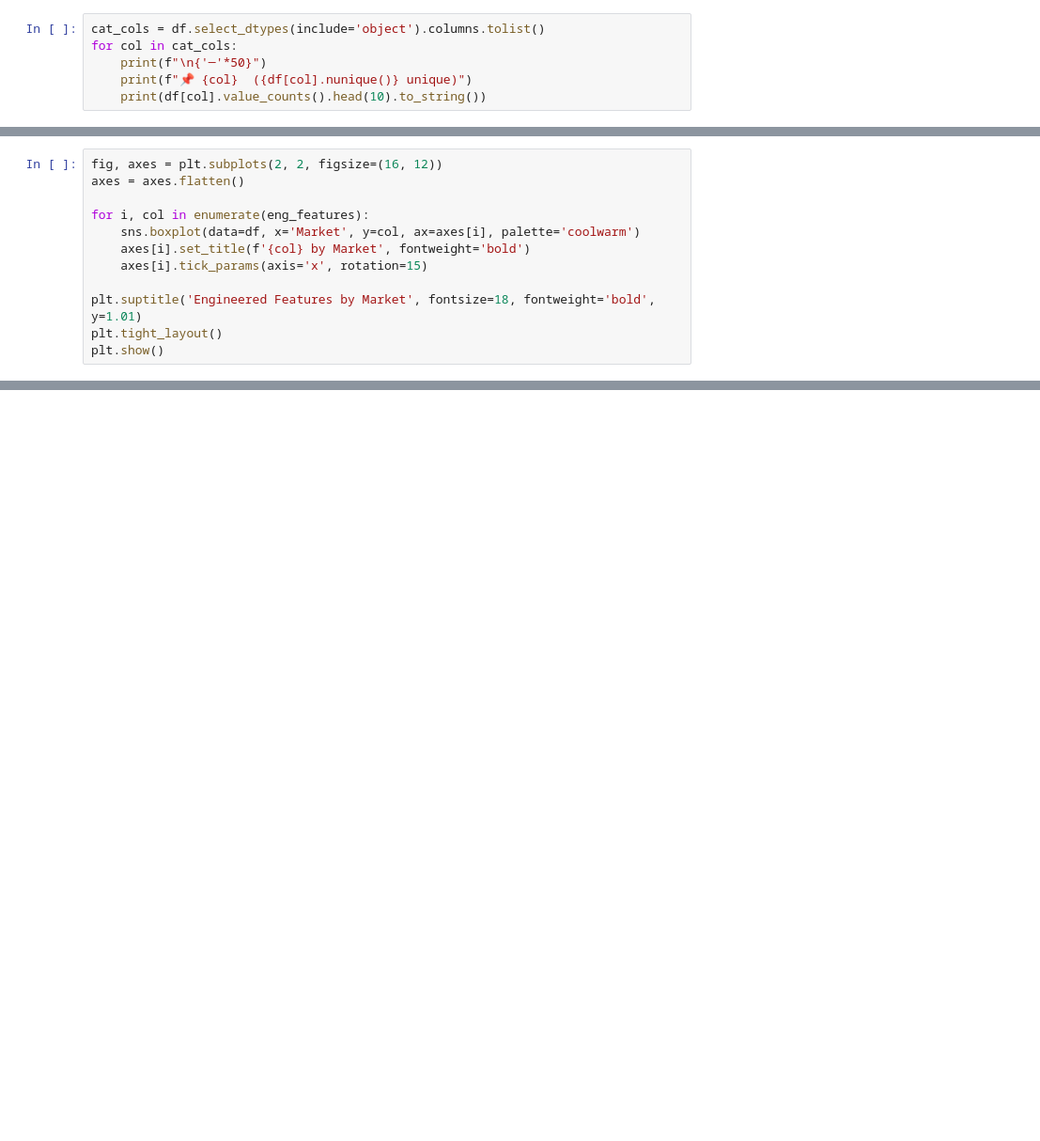
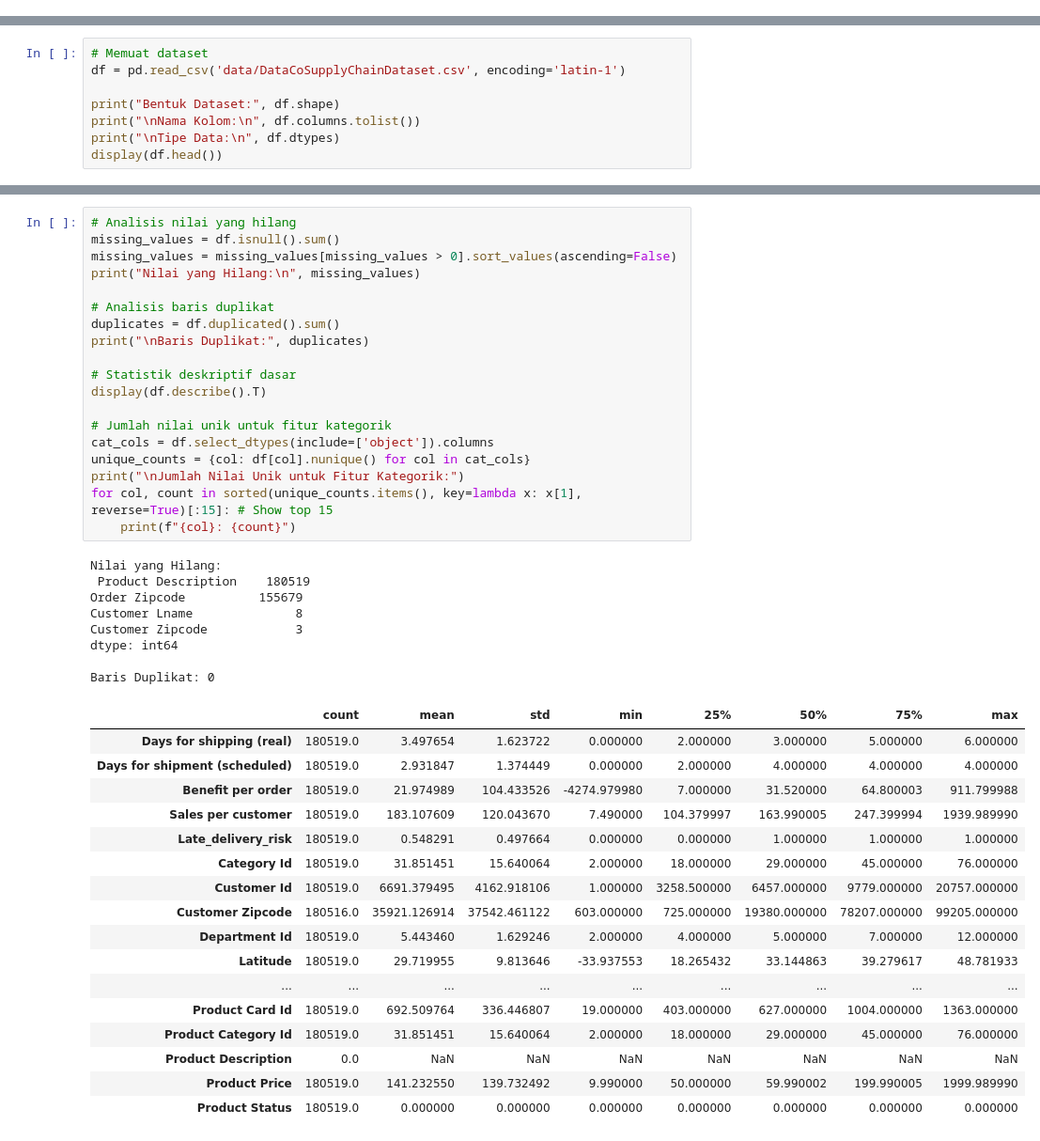
Before and after one commit to DeanFebrio/AOL_AppliedMathModeling, a Jupyter notebook: EDA.ipynb, the cells around one changed output, grey strips where cells are left out. Shown at 94% size. Cells and saved outputs as stored; diff of their text form; blank space fills up the shorter version.

```diff
--- a/EDA.ipynb
+++ b/EDA.ipynb
@@ -117,6 +0,0 @@ df.describe().T.style.background_gradient(cmap='YlOrRd', axis=1).format('{:.2f}'
-# %%
-cat_cols = df.select_dtypes(include='object').columns.tolist()
-for col in cat_cols:
-    print(f"\n{'─'*50}")
-    print(f"📌 {col}  ({df[col].nunique()} unique)")
-    print(df[col].value_counts().head(10).to_string())
@@ -237,12 +0,0 @@ plt.show()
-# %%
-fig, axes = plt.subplots(2, 2, figsize=(16, 12))
-axes = axes.flatten()
-
-for i, col in enumerate(eng_features):
-    sns.boxplot(data=df, x='Market', y=col, ax=axes[i], palette='coolwarm')
-    axes[i].set_title(f'{col} by Market', fontweight='bold')
-    axes[i].tick_params(axis='x', rotation=15)
-
-plt.suptitle('Engineered Features by Market', fontsize=18, fontweight='bold', y=1.01)
-plt.tight_layout()
-plt.show()
@@ -525,0 +19,8 @@ summary.style.background_gradient(cmap='YlOrRd', subset=['Avg_RouteRisk','Avg_Te
+# %%
+# Memuat dataset
+df = pd.read_csv('data/DataCoSupplyChainDataset.csv', encoding='latin-1')
+
+print("Bentuk Dataset:", df.shape)
+print("\nNama Kolom:\n", df.columns.tolist())
+print("\nTipe Data:\n", df.dtypes)
+display(df.head())
@@ -525,0 +58,45 @@ summary.style.background_gradient(cmap='YlOrRd', subset=['Avg_RouteRisk','Avg_Te
+# %%
+# Analisis nilai yang hilang
+missing_values = df.isnull().sum()
+missing_values = missing_values[missing_values > 0].sort_values(ascending=False)
+print("Nilai yang Hilang:\n", missing_values)
+
+# Analisis baris duplikat
+duplicates = df.duplicated().sum()
+print("\nBaris Duplikat:", duplicates)
+
+# Statistik deskriptif dasar
+display(df.describe().T)
+
+# Jumlah nilai unik untuk fitur kategorik
+cat_cols = df.select_dtypes(include=['object']).columns
+unique_counts = {col: df[col].nunique() for col in cat_cols}
+print("\nJumlah Nilai Unik untuk Fitur Kategorik:")
+for col, count in sorted(unique_counts.items(), key=lambda x: x[1], reverse=True)[:15]: # Show top 15
+    print(f"{col}: {count}")
+# %% [output]
+Nilai yang Hilang:
+ Product Description    180519
+Order Zipcode          155679
+Customer Lname              8
+Customer Zipcode            3
+dtype: int64
+
+Baris Duplikat: 0
+|  | count | mean | std | min | 25% | 50% | 75% | max |
+| Days for shipping (real) | 180519.0 | 3.497654 | 1.623722 | 0.000000 | 2.000000 | 3.000000 | 5.000000 | 6.000000 |
+| Days for shipment (scheduled) | 180519.0 | 2.931847 | 1.374449 | 0.000000 | 2.000000 | 4.000000 | 4.000000 | 4.000000 |
+| Benefit per order | 180519.0 | 21.974989 | 104.433526 | -4274.979980 | 7.000000 | 31.520000 | 64.800003 | 911.799988 |
+| Sales per customer | 180519.0 | 183.107609 | 120.043670 | 7.490000 | 104.379997 | 163.990005 | 247.399994 | 1939.989990 |
+| Late_delivery_risk | 180519.0 | 0.548291 | 0.497664 | 0.000000 | 0.000000 | 1.000000 | 1.000000 | 1.000000 |
+| Category Id | 180519.0 | 31.851451 | 15.640064 | 2.000000 | 18.000000 | 29.000000 | 45.000000 | 76.000000 |
+| Customer Id | 180519.0 | 6691.379495 | 4162.918106 | 1.000000 | 3258.500000 | 6457.000000 | 9779.000000 | 20757.000000 |
+| Customer Zipcode | 180516.0 | 35921.126914 | 37542.461122 | 603.000000 | 725.000000 | 19380.000000 | 78207.000000 | 99205.000000 |
+| Department Id | 180519.0 | 5.443460 | 1.629246 | 2.000000 | 4.000000 | 5.000000 | 7.000000 | 12.000000 |
+| Latitude | 180519.0 | 29.719955 | 9.813646 | -33.937553 | 18.265432 | 33.144863 | 39.279617 | 48.781933 |
+| ... | ... | ... | ... | ... | ... | ... | ... | ... |
+| Product Card Id | 180519.0 | 692.509764 | 336.446807 | 19.000000 | 403.000000 | 627.000000 | 1004.000000 | 1363.000000 |
+| Product Category Id | 180519.0 | 31.851451 | 15.640064 | 2.000000 | 18.000000 | 29.000000 | 45.000000 | 76.000000 |
+| Product Description | 0.0 | NaN | NaN | NaN | NaN | NaN | NaN | NaN |
+| Product Price | 180519.0 | 141.232550 | 139.732492 | 9.990000 | 50.000000 | 59.990002 | 199.990005 | 1999.989990 |
+| Product Status | 180519.0 | 0.000000 | 0.000000 | 0.000000 | 0.000000 | 0.000000 | 0.000000 | 0.000000 |
```
Also changed, not shown: parts of 59 cells of this notebook, 13 other files.
